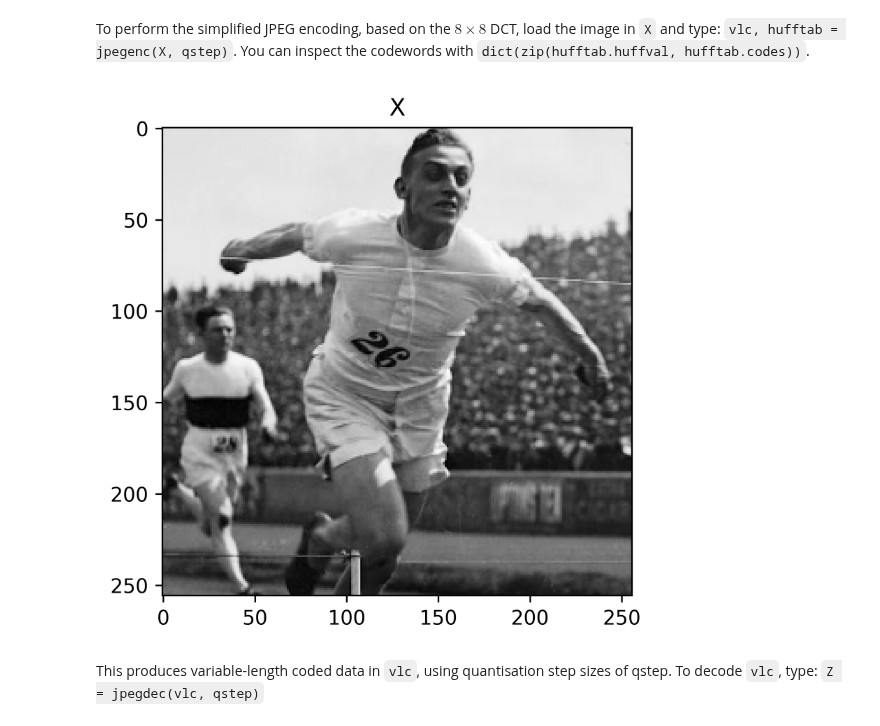
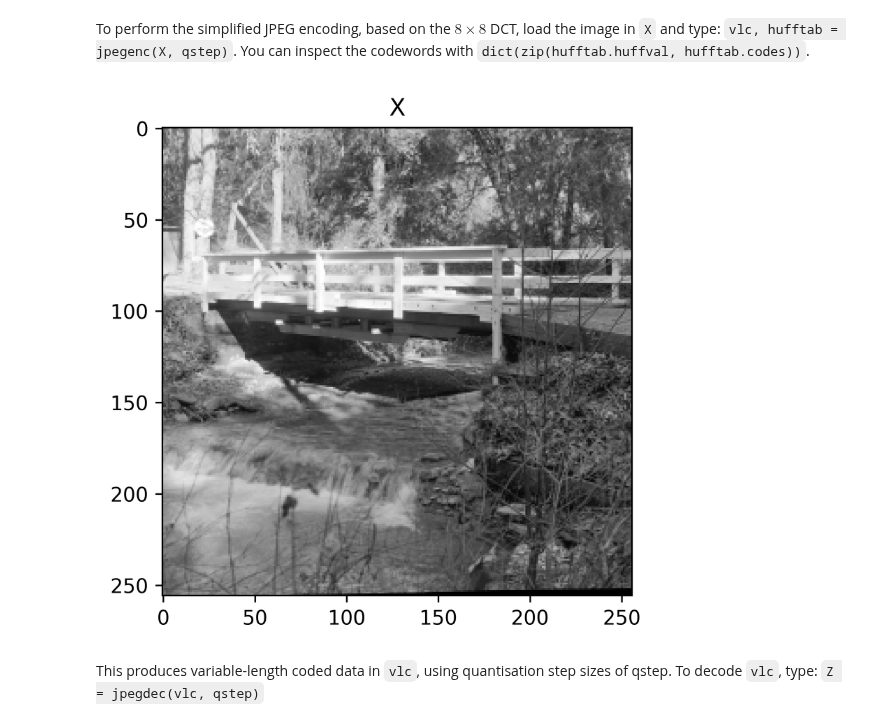
Before and after one commit to AndrewKeYanzhe/cued_sf2_lab-master, a Jupyter notebook: 12-huffman_2LayerDCT.ipynb, the cells around one changed output. Cells and saved outputs as stored; diff of their text form; code cells hidden in the pictures.

```diff
--- a/12-huffman_2LayerDCT.ipynb
+++ b/12-huffman_2LayerDCT.ipynb
@@ -131,8 +131,8 @@ qstep = 46.5
 
 X, _ = load_mat_img(img='lighthouse.mat', img_info='X', cmap_info={'map', 'map2'})
 X, _ = load_mat_img(img='bridge.mat', img_info='X', cmap_info={'map'})
-X, _ = load_mat_img(img='flamingo.mat', img_info='X')
-X, _ = load_mat_img(img='SF2_competition_image_2024.mat', img_info='X')
+# X, _ = load_mat_img(img='flamingo.mat', img_info='X')
+# X, _ = load_mat_img(img='SF2_competition_image_2024.mat', img_info='X')
 
 
 X = X - 128.0 #this is needed, otherwise random white dots will appear in lbt
@@ -179,34 +179,34 @@ if using_moon:
     X = X - 128.0
 
 
 
 
 # TODO ASK IF MAP MATTERS
 
 
 
 
 
 fig, ax = plt.subplots(figsize=(4,4))  # Adjust the figure size as needed
 
 
 # Plot the block matrix
 
 if using_moon:
     im_obj = ax.imshow(X, aspect='auto', cmap='gray', vmin=-128, vmax=128)
 else:
     im_obj = ax.imshow(X, aspect='auto', cmap='gray')
 ax.set_title(f"X")
 # cbar = plt.colorbar(im_obj, ax=ax)
 
 
 plt.tight_layout()  # Adjust the layout
 plt.show()
 
 
 # target is 40960 bits
 # %% [output]
-[figure, old version]
+[figure, new version]
 # %% [markdown]
 This produces variable-length coded data in `vlc`, using quantisation step sizes of qstep.  To decode `vlc`, type:  `Z = jpegdec(vlc, qstep)`
 # %%
```
Also changed, not shown: parts of 2 cells of this notebook.
